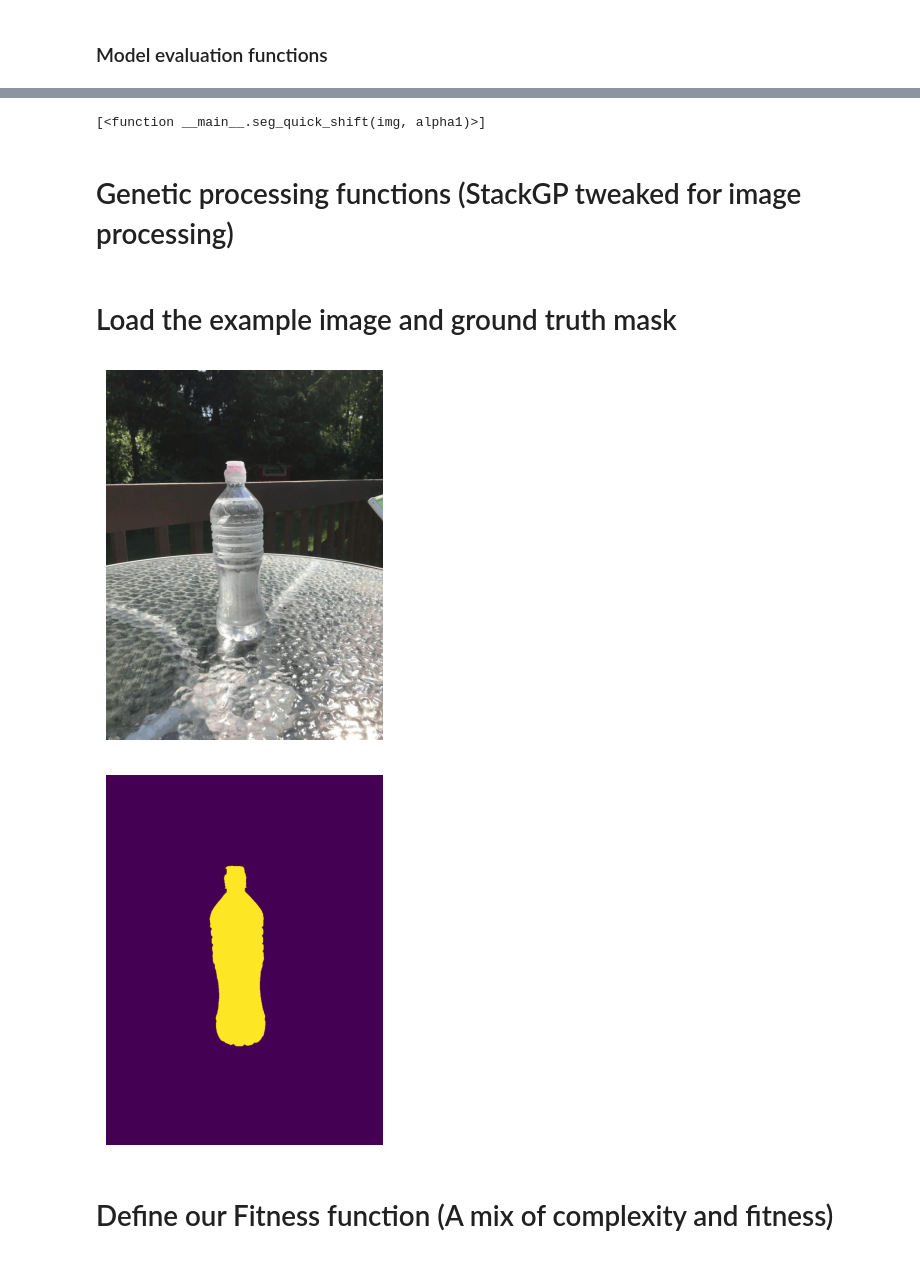
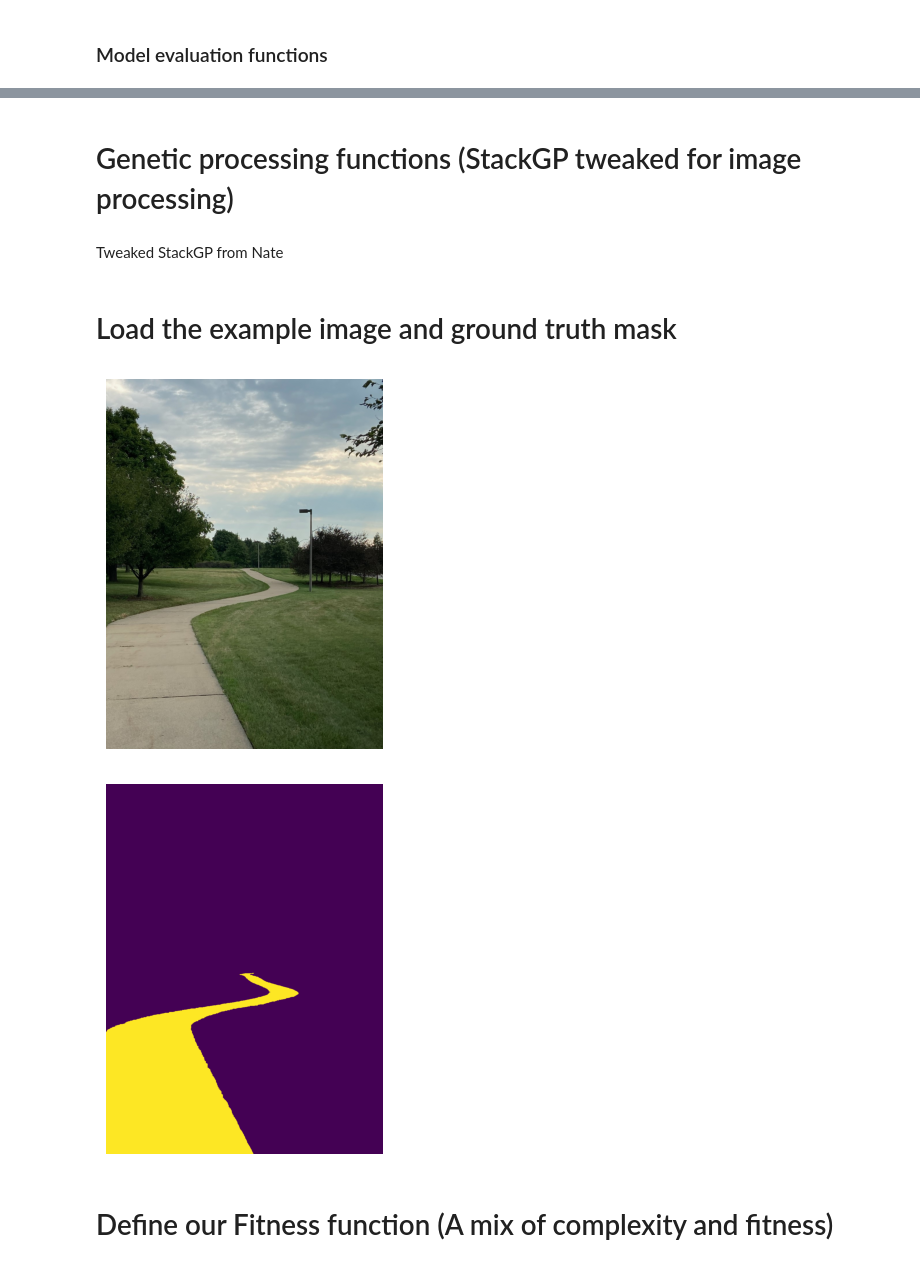
Before and after one commit to jmcalvey/see-segment, a Jupyter notebook: StackGP/SegmentationGPModelDemo.ipynb, the cells around one changed output, grey strips where cells are left out. Drawn from its saved outputs; the diff is of its cells as text; code cells hidden in the pictures.

```diff
--- a/StackGP/SegmentationGPModelDemo.ipynb
+++ b/StackGP/SegmentationGPModelDemo.ipynb
@@ -264,12 +130,10 @@ def initializeGPImgModels(ops=imageOps,const=defaultConst(),numberOfModels=100,m
     models=[generateRandomImgModel(ops,const,maxLength) for i in range(numberOfModels)] #Generate models
 
     return models
-# %%
-[op for op in imageOps if getImgArity(op)==1 and op!='pop']
-# %% [output]
-[<function __main__.seg_quick_shift(img, alpha1)>]
 # %% [markdown]
 # Genetic processing functions (StackGP tweaked for image processing)
+# %% [markdown]
+Tweaked StackGP from Nate
 # %%
 def imgmutate(model,variables,ops=defaultOps(),const=defaultConst(),maxLength=10):
     newModel=copy.deepcopy(model)
@@ -442,22 +311,22 @@ def imgevolve(inputData, responseData, generations=100, maxLength=3, ops=copy.de
 # Load the example image and ground truth mask
 # %%
 #img = imageio.imread('../Image_data/Examples/AA_Chameleon.jpg')
-img = imageio.imread('../Image_data/Examples/Waterbottle.jpg')
+#img = imageio.imread('../Image_data/Examples/Waterbottle.jpg')
 #img = imageio.imread('../Image_data/Examples/ants.jpg')
-#img = imageio.imread('../Image_data/Examples/a_walk_in_the_park.jpg')
+img = imageio.imread('../Image_data/Examples/a_walk_in_the_park.jpg')
 #img = imageio.imread('../Image_data/Examples/Bambooplant.jpg')
 #img = imageio.imread('../Image_data/Examples/Mushrooms.jpeg')
 #img = imageio.imread('../Image_data/Examples/Books.jpg')
 # convert to float image
 img=img.astype(float)/255.0
 see(img)
 # %% [output]
-[figure, old version]
+[figure, new version]
 # %%
 #gt = imageio.imread('../Image_data/Examples/AA_Chameleon_GT.png')
-gt = imageio.imread('../Image_data/Examples/Waterbottle_GT.png')
+#gt = imageio.imread('../Image_data/Examples/Waterbottle_GT.png')
 #gt = imageio.imread('../Image_data/Examples/ants_GT.png')
-#gt = imageio.imread('../Image_data/Examples/a_walk_in_the_park_GT.png')
+gt = imageio.imread('../Image_data/Examples/a_walk_in_the_park_GT.png')
 #gt = imageio.imread('../Image_data/Examples/Bambooplant_GT.png')
 #gt = imageio.imread('../Image_data/Examples/Mushrooms_GT.png')
 #gt = imageio.imread('../Image_data/Examples/Books_GT.png')
@@ -465,7 +334,7 @@ gt = imageio.imread('../Image_data/Examples/Waterbottle_GT.png')
 gt=gt.astype(float)
 see(gt)
 # %% [output]
-[figure, old version]
+[figure, new version]
 # %% [markdown]
 # Define our Fitness function (A mix of complexity and fitness)
 # %%
```
Also changed, not shown: parts of 18 cells of this notebook, 2 other files.
